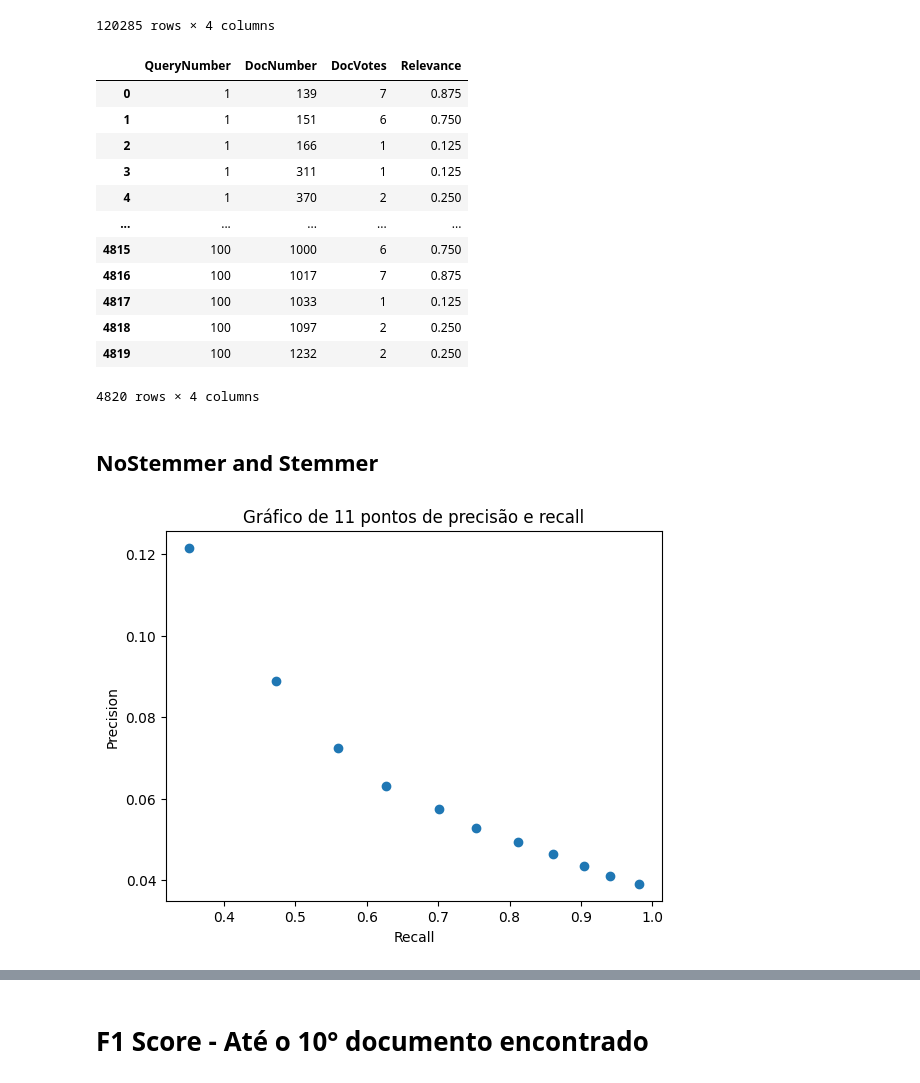
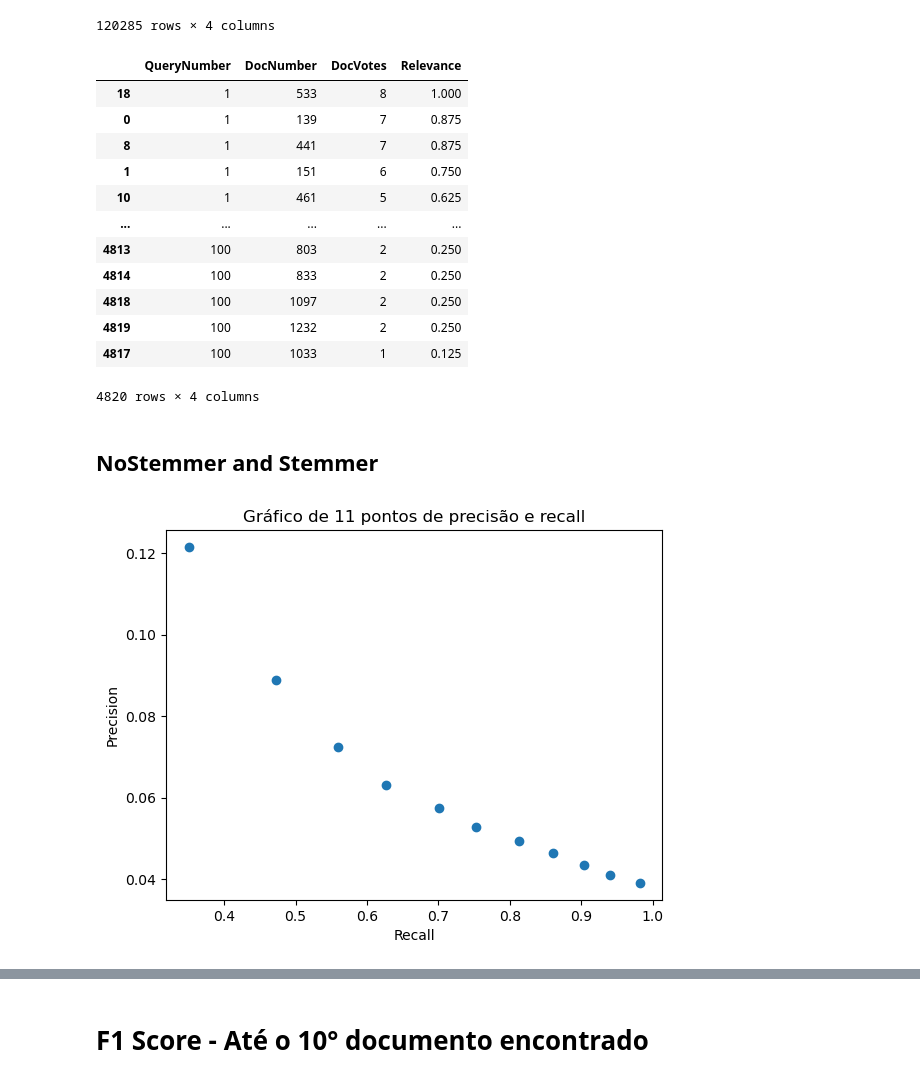
Before and after one commit to PedroSiqueira1/BuscaMineracaoDeTexto, a Jupyter notebook: notebook/avaliacao.ipynb, the cells around one changed output, grey strips where cells are left out. Drawn from its saved outputs; the diff is of its cells as text; code cells hidden in the pictures.

```diff
--- a/notebook/avaliacao.ipynb
+++ b/notebook/avaliacao.ipynb
@@ -57,20 +49,21 @@ result_stemmer
 # %%
 esperados = pd.read_csv('../resultados_sem_stemmer/esperados.csv', sep=';')
 esperados['Relevance'] = esperados['DocVotes']/8
+esperados.sort_values(by=['QueryNumber','Relevance'], ascending=[True,False], inplace=True)
 esperados
 # %% [output]
 |  | QueryNumber | DocNumber | DocVotes | Relevance |
+| 18 | 1 | 533 | 8 | 1.000 |
 | 0 | 1 | 139 | 7 | 0.875 |
+| 8 | 1 | 441 | 7 | 0.875 |
 | 1 | 1 | 151 | 6 | 0.750 |
-| 2 | 1 | 166 | 1 | 0.125 |
-| 3 | 1 | 311 | 1 | 0.125 |
-| 4 | 1 | 370 | 2 | 0.250 |
+| 10 | 1 | 461 | 5 | 0.625 |
 | ... | ... | ... | ... | ... |
-| 4815 | 100 | 1000 | 6 | 0.750 |
-| 4816 | 100 | 1017 | 7 | 0.875 |
-| 4817 | 100 | 1033 | 1 | 0.125 |
+| 4813 | 100 | 803 | 2 | 0.250 |
+| 4814 | 100 | 833 | 2 | 0.250 |
 | 4818 | 100 | 1097 | 2 | 0.250 |
 | 4819 | 100 | 1232 | 2 | 0.250 |
+| 4817 | 100 | 1033 | 1 | 0.125 |
 4820 rows × 4 columns
 # %% [markdown]
 ## NoStemmer and Stemmer
@@ -127,7 +120,7 @@ def precision_recall(stemmer):
 # %%
 precision_recall(stemmer=True)
 # %% [output]
-[figure, old version]
+[figure, new version]
 # %%
 precision_recall(stemmer=False)
 # %% [output]
```
Also changed, not shown: parts of 10 cells of this notebook.
